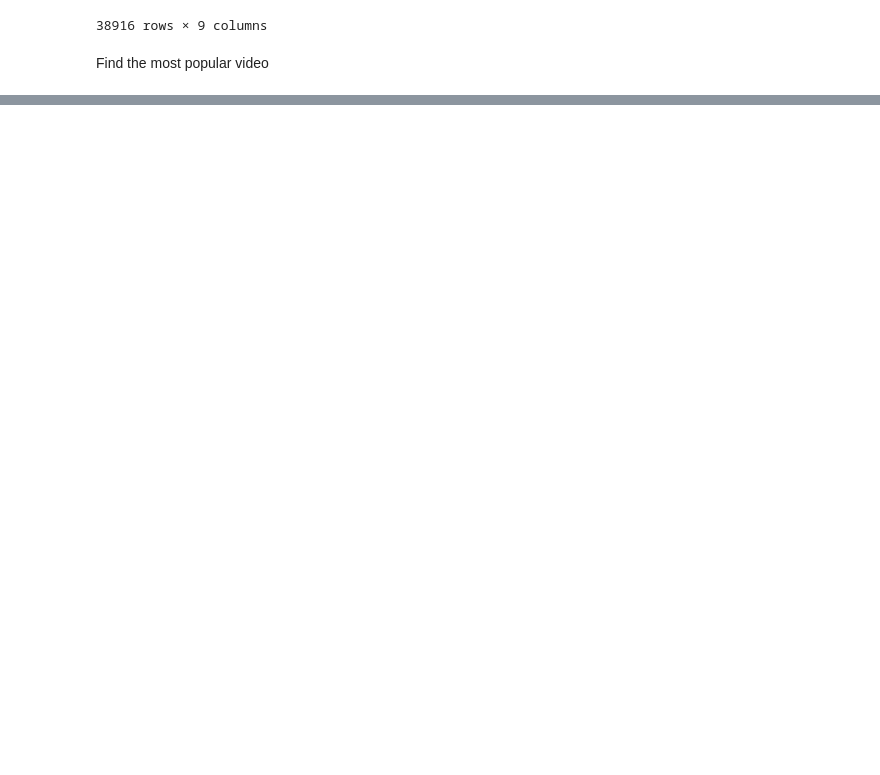
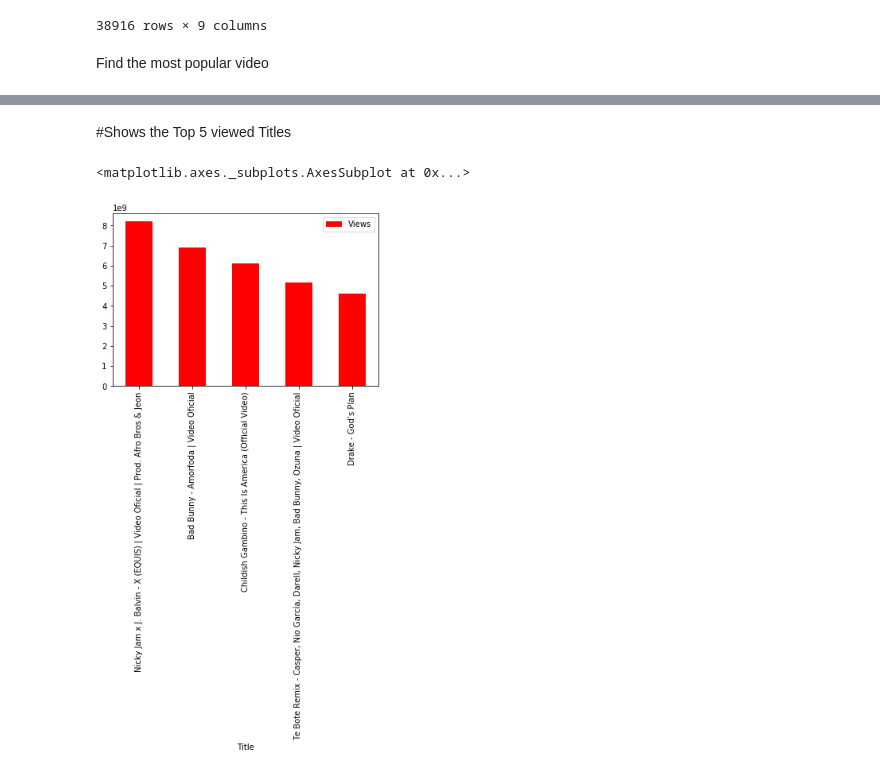
Before and after one commit to elisabethvirak/Top_Music_Project1, a Jupyter notebook: Youtube_Project1.ipynb, the cells around one changed output, grey strips where cells are left out. Saved outputs shown, nothing was run; the diff lists cells and outputs as text; code cells hidden in the pictures; blank space fills up the shorter version.

```diff
--- a/Youtube_Project1.ipynb
+++ b/Youtube_Project1.ipynb
@@ -318,0 +296,6 @@ TitleID_gb
+# %%
+#Making a groupby to show the Views
+View_TitleID_gb=Summary_gb.groupby('Title').sum()["Views"]
+View_TitleID_gb.head
+#Making a new data frame to show the views
+Title_ID_gb=pd.DataFrame(View_TitleID_gb)
@@ -318,0 +308,4 @@ TitleID_gb
+# %%
+Top5_Views_Title=Title_ID_gb.sort_values('Views', ascending=False)
+Top5_Views_Title_gb=Top5_Views_Title.head(5)
+Top5_Views_Title_gb
@@ -318,0 +320,7 @@ TitleID_gb
+# %% [markdown]
+#Shows the Top 5 viewed Titles
+# %%
+Top5_Views_Title_gb.plot.bar(color='red')
+# %% [output]
+<matplotlib.axes._subplots.AxesSubplot at 0x...>
+[figure, added]
```
Also changed, not shown: parts of 28 cells of this notebook.
